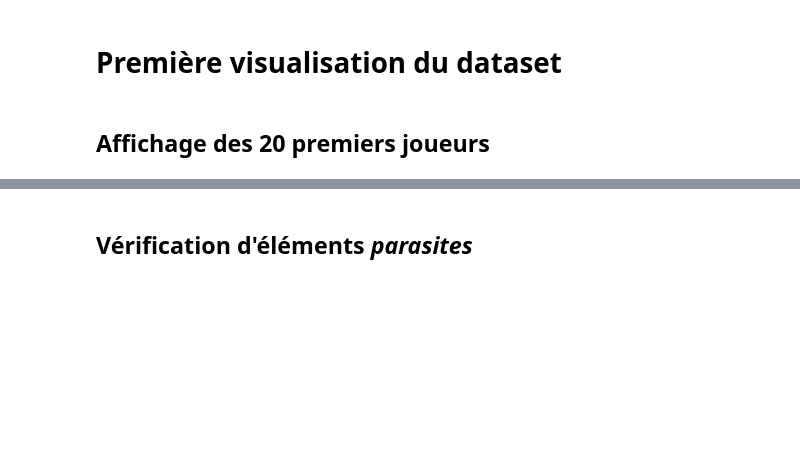
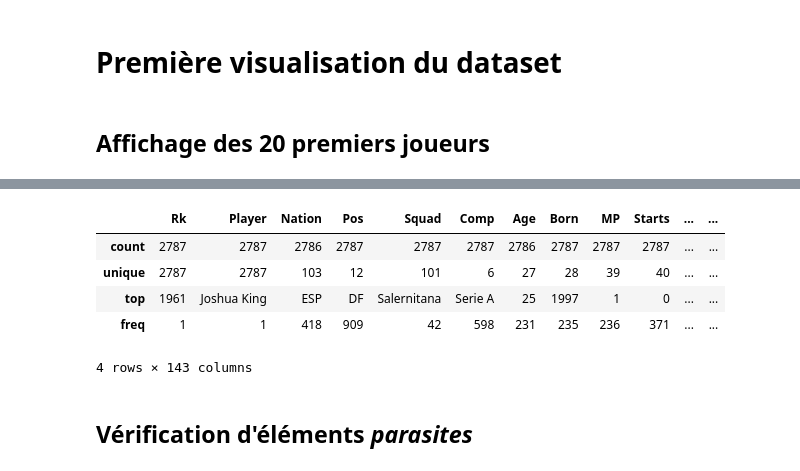
Before and after one commit to ThierryKunda/prediction-ballon-d-or, a Jupyter notebook: introduction.ipynb, the cells around one changed output, grey strips where cells are left out. Saved outputs shown, nothing was run; the diff lists cells and outputs as text; code cells hidden in the pictures; blank space fills up the shorter version.

```diff
--- a/introduction.ipynb
+++ b/introduction.ipynb
@@ -45,3 +59,13 @@ dataset.describe()
+# %%
+dataset = dataset.drop_duplicates(subset='Player')
+dataset.describe()
+# %% [output]
+|  | Rk | Player | Nation | Pos | Squad | Comp | Age | Born | MP | Starts | ... | ... |
+| count | 2787 | 2787 | 2786 | 2787 | 2787 | 2787 | 2786 | 2787 | 2787 | 2787 | ... | ... |
+| unique | 2787 | 2787 | 103 | 12 | 101 | 6 | 27 | 28 | 39 | 40 | ... | ... |
+| top | 1961 | Joshua King | ESP | DF | Salernitana | Serie A | 25 | 1997 | 1 | 0 | ... | ... |
+| freq | 1 | 1 | 418 | 909 | 42 | 598 | 231 | 235 | 236 | 371 | ... | ... |
+4 rows × 143 columns
 # %% [markdown]
 ## Vérification d'éléments *parasites*
 # %% [markdown]
```
Also changed, not shown: parts of 9 cells of this notebook.
